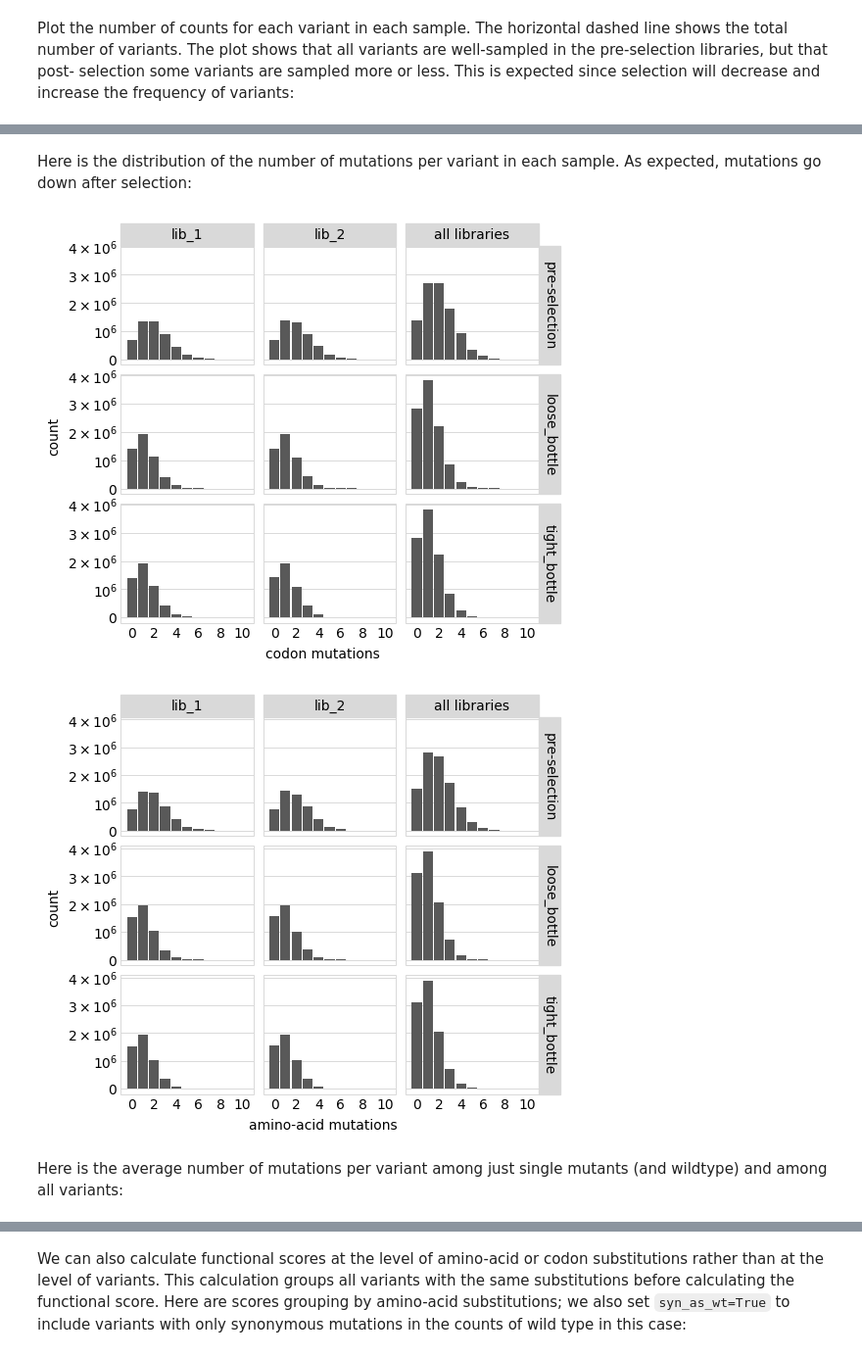
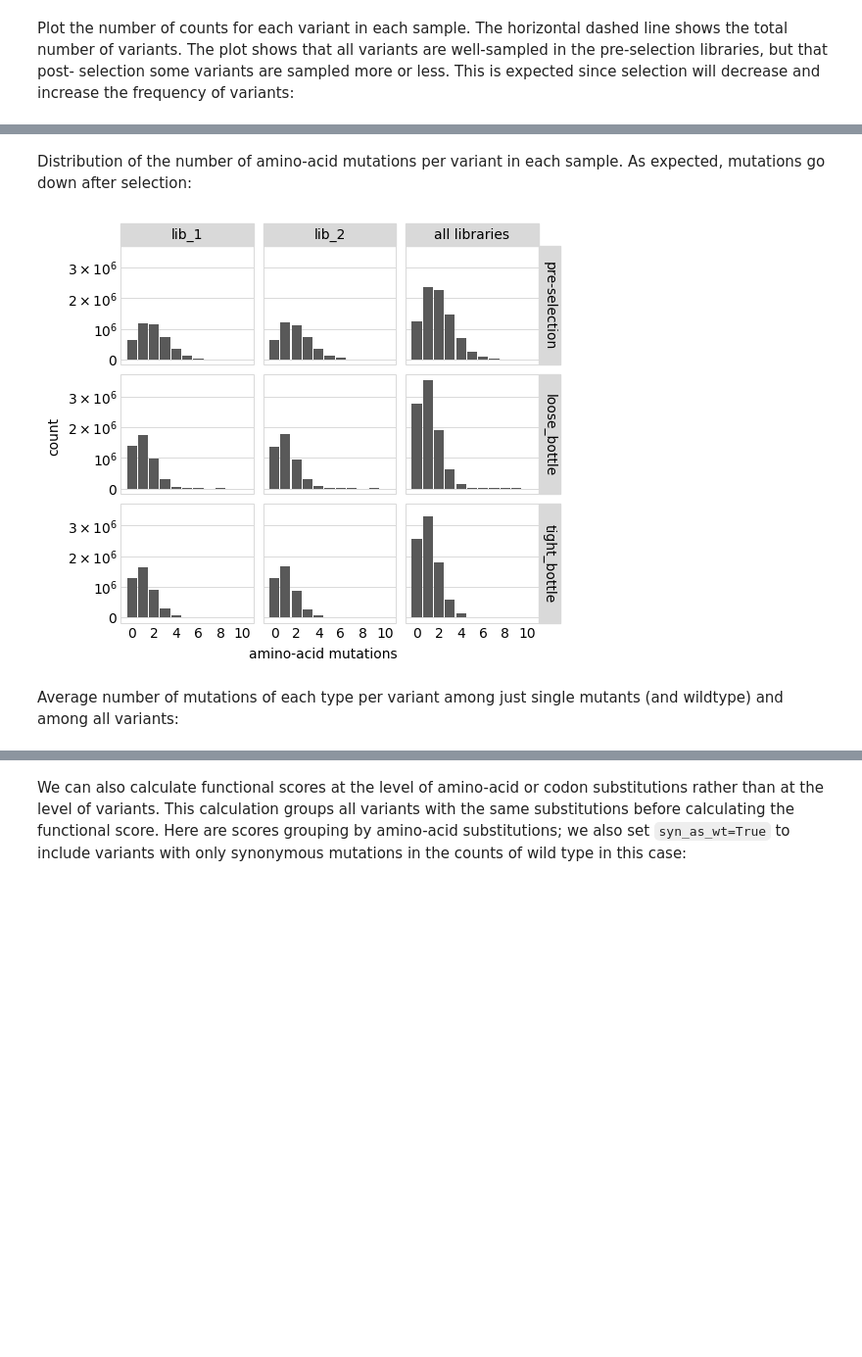
Before and after one commit to jbloomlab/dms_variants, a Jupyter notebook: notebooks/codonvariant_sim_data.ipynb, the cells around one changed output, grey strips where cells are left out. Shown at 98% size. Saved outputs shown, nothing was run; the diff lists cells and outputs as text; code cells hidden in the pictures; blank space fills up the shorter version.

```diff
--- a/notebooks/codonvariant_sim_data.ipynb
+++ b/notebooks/codonvariant_sim_data.ipynb
@@ -80,7 +77,7 @@ using
 [simulate_CodonVariantTable](https://jbloomlab.github.io/dms_variants/dms_variants.simulate.html#dms_variants.simulate.simulate_CodonVariantTable)
 function:
 # %%
-variants = simulate_CodonVariantTable(
+variants = dms_variants.simulate.simulate_CodonVariantTable(
                 geneseq=geneseq,
                 bclen=bclen,
                 library_specs={lib: {'avgmuts': avgmuts,
@@ -306,6 +293,7 @@ function of the latent phenotype.
 
 First, we initialize the simulator:
 # %%
-phenosimulator = SigmoidPhenotypeSimulator(geneseq,
-                                           seed=seed)
+phenosimulator = dms_variants.simulate.SigmoidPhenotypeSimulator(
+                                            geneseq,
+                                            seed=seed)
 # %% [markdown]
@@ -341,19 +329,21 @@ Here we simulate using several
 bottlenecks in the library going from the pre- to post-selection samples, since
 in real experiments this seems to be the biggest source of noise / error:
 # %%
-counts = simulateSampleCounts(
-            variants=variants,
-            phenotype_func=phenosimulator.observedPhenotype,
-            variant_error_rate=variant_error_rate,
-            pre_sample={'total_count': depth,
-                        'uniformity': lib_uniformity},
-            pre_sample_name='pre-selection',
-            post_samples={name: {'noise': noise,
-                                 'total_count': depth,
-                                 'bottleneck': bottle}
+counts = dms_variants.simulate.simulateSampleCounts(
+        variants=variants,
+        phenotype_func=phenosimulator.observedPhenotype,
+        variant_error_rate=variant_error_rate,
+        pre_sample={'total_count': variants_per_lib *
+                        scipy.random.poisson(avgdepth_per_variant),
+                    'uniformity': lib_uniformity},
+        pre_sample_name='pre-selection',
+        post_samples={name: {'noise': noise,
+                             'total_count': variants_per_lib *
+                                 scipy.random.poisson(avgdepth_per_variant),
+                             'bottleneck': bottle}
                           for name, bottle in bottlenecks.items()},
-            seed=seed,
-            )
+        seed=seed,
+        )
 # %% [markdown]
 First few lines of the data frame with the simulated counts:
 # %%
@@ -452,16 +442,14 @@ _ = p.draw()
 # %% [markdown]
-Here is the distribution of the number of mutations per variant in each sample.
+Distribution of the number of amino-acid mutations per variant in each sample.
 As expected, mutations go down after selection:
 # %%
-for mut_type in ['codon', 'aa']:
-    p = variants.plotNumMutsHistogram(mut_type=mut_type)
-    p = p + theme(panel_grid_major_x=element_blank())  # no vertical grid lines
-    _ = p.draw()
+p = variants.plotNumMutsHistogram(mut_type='aa')
+p = p + theme(panel_grid_major_x=element_blank())  # no vertical grid lines
+_ = p.draw()
 # %% [output]
-[figure, old version]
+[figure, new version]
-[figure, removed]
 # %% [markdown]
-Here is the average number of mutations per variant among just single mutants
+Average number of mutations of each type per variant among just single mutants
 (and wildtype) and among all variants:
 # %%
 for variant_type in ['single', 'all']:
```
Also changed, not shown: parts of 68 cells of this notebook, 1 other file.
